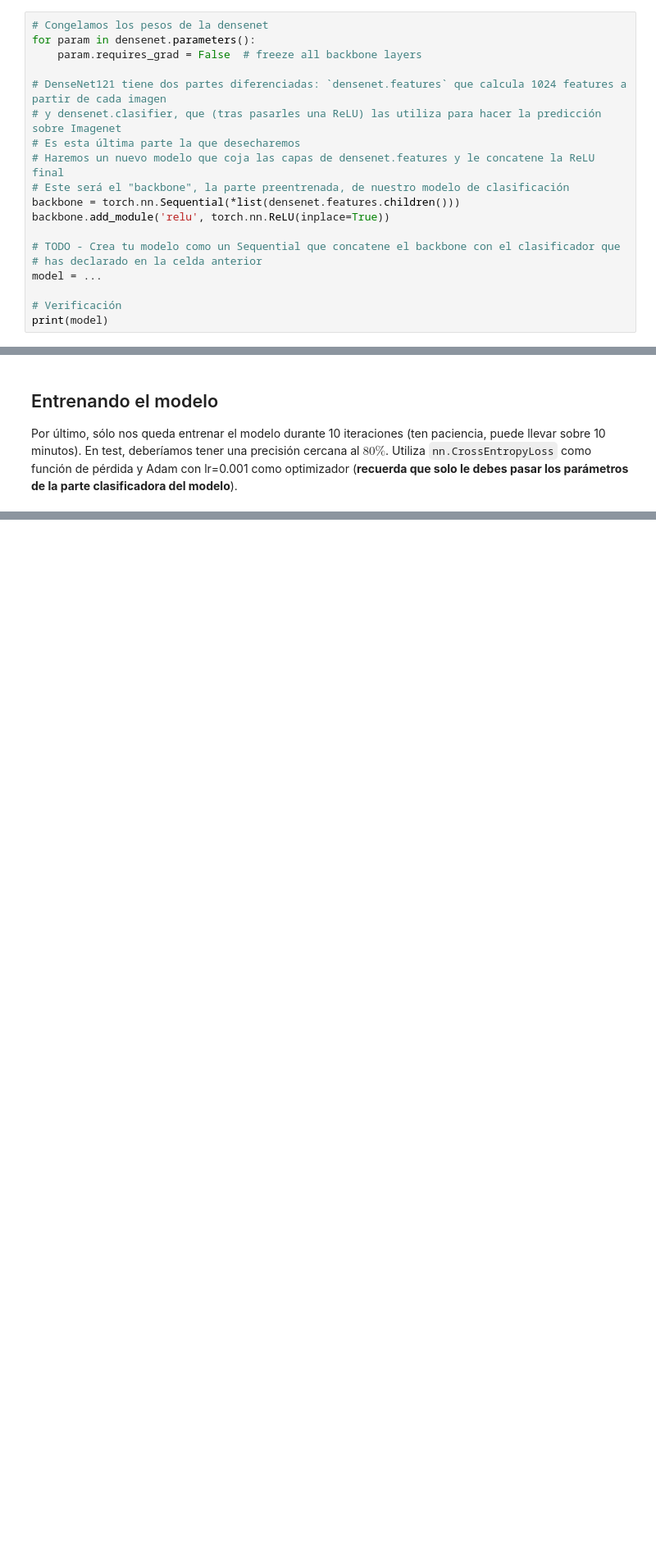
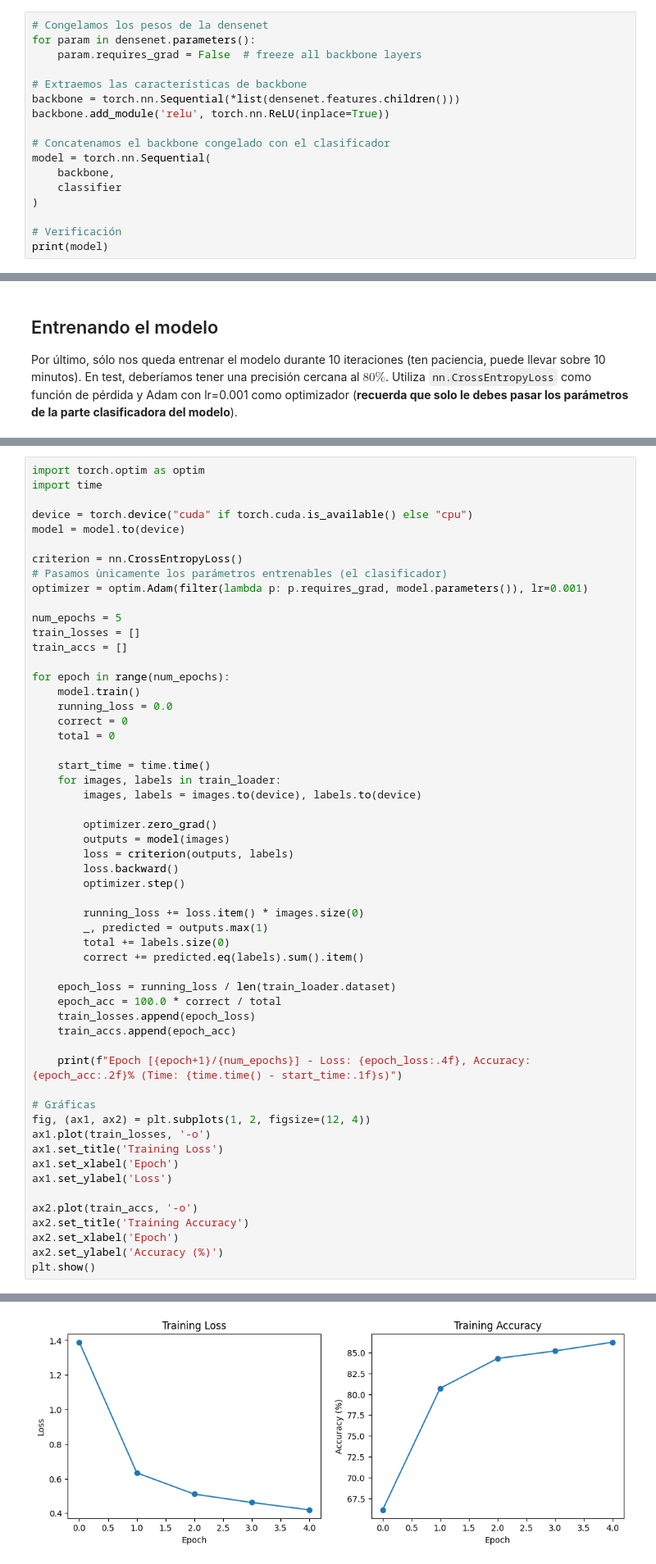
Before and after one commit to Ramon-udc/GCED-AA2, a Jupyter notebook: es/lab8/lab8.ipynb, the cells around one changed output, grey strips where cells are left out. Shown at 82% size. Saved outputs shown, nothing was run; the diff lists cells and outputs as text; blank space fills up the shorter version.

```diff
--- a/es/lab8/lab8.ipynb
+++ b/es/lab8/lab8.ipynb
@@ -193,17 +237,15 @@ Una vez creados todos los elementos, sólo nos falta combinarlos. Hay que record
 for param in densenet.parameters():
     param.requires_grad = False  # freeze all backbone layers
 
-# DenseNet121 tiene dos partes diferenciadas: `densenet.features` que calcula 1024 features a partir de cada imagen
-# y densenet.clasifier, que (tras pasarles una ReLU) las utiliza para hacer la predicción sobre Imagenet
-# Es esta última parte la que desecharemos
-# Haremos un nuevo modelo que coja las capas de densenet.features y le concatene la ReLU final
-# Este será el "backbone", la parte preentrenada, de nuestro modelo de clasificación
+# Extraemos las características de backbone
 backbone = torch.nn.Sequential(*list(densenet.features.children()))
 backbone.add_module('relu', torch.nn.ReLU(inplace=True))
 
-# TODO - Crea tu modelo como un Sequential que concatene el backbone con el clasificador que
-# has declarado en la celda anterior
-model = ...
+# Concatenamos el backbone congelado con el clasificador
+model = torch.nn.Sequential(
+    backbone,
+    classifier
+)
 
 # Verificación
 print(model)
@@ -240,0 +274,56 @@ Epoch [5/5] - Loss: 3.9535, Accuracy: 86.99%
+# %%
+import torch.optim as optim
+import time
+
+device = torch.device("cuda" if torch.cuda.is_available() else "cpu")
+model = model.to(device)
+
+criterion = nn.CrossEntropyLoss()
+# Pasamos ùnicamente los parámetros entrenables (el clasificador)
+optimizer = optim.Adam(filter(lambda p: p.requires_grad, model.parameters()), lr=0.001)
+
+num_epochs = 5
+train_losses = []
+train_accs = []
+
+for epoch in range(num_epochs):
+    model.train()
+    running_loss = 0.0
+    correct = 0
+    total = 0
+
+    start_time = time.time()
+    for images, labels in train_loader:
+        images, labels = images.to(device), labels.to(device)
+
+        optimizer.zero_grad()
+        outputs = model(images)
+        loss = criterion(outputs, labels)
+        loss.backward()
+        optimizer.step()
+
+        running_loss += loss.item() * images.size(0)
+        _, predicted = outputs.max(1)
+        total += labels.size(0)
+        correct += predicted.eq(labels).sum().item()
+
+    epoch_loss = running_loss / len(train_loader.dataset)
+    epoch_acc = 100.0 * correct / total
+    train_losses.append(epoch_loss)
+    train_accs.append(epoch_acc)
+
+    print(f"Epoch [{epoch+1}/{num_epochs}] - Loss: {epoch_loss:.4f}, Accuracy: {epoch_acc:.2f}% (Time: {time.time() - start_time:.1f}s)")
+
+# Gráficas
+fig, (ax1, ax2) = plt.subplots(1, 2, figsize=(12, 4))
+ax1.plot(train_losses, '-o')
+ax1.set_title('Training Loss')
+ax1.set_xlabel('Epoch')
+ax1.set_ylabel('Loss')
+
+ax2.plot(train_accs, '-o')
+ax2.set_title('Training Accuracy')
+ax2.set_xlabel('Epoch')
+ax2.set_ylabel('Accuracy (%)')
+plt.show()
+# %% [output]
@@ -241,3 +335,4 @@ Epoch [5/5] - Loss: 3.9535, Accuracy: 86.99%
+[figure, added]
 # %% [markdown]
 ## Fine tuning
 
```
Also changed, not shown: parts of 15 cells of this notebook.
